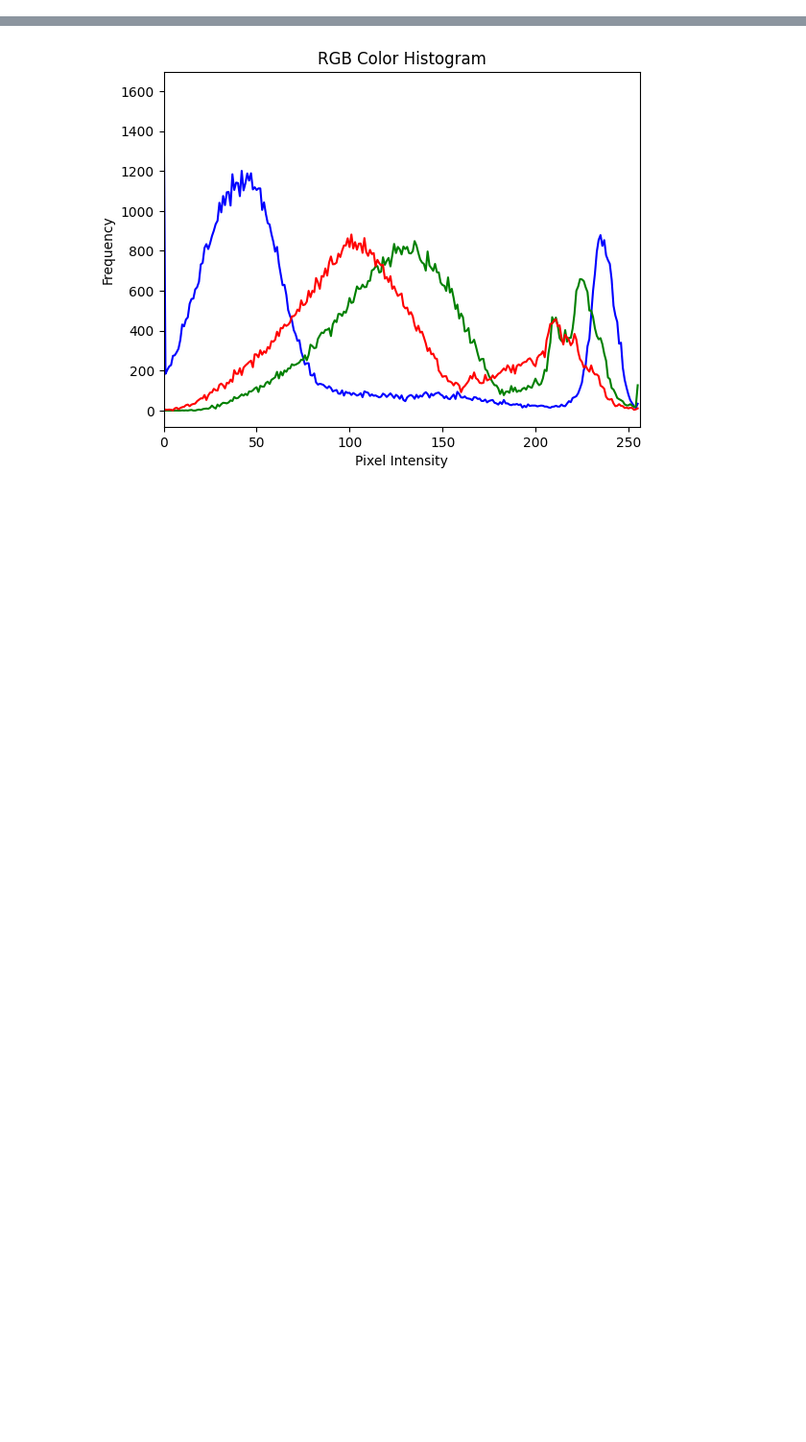
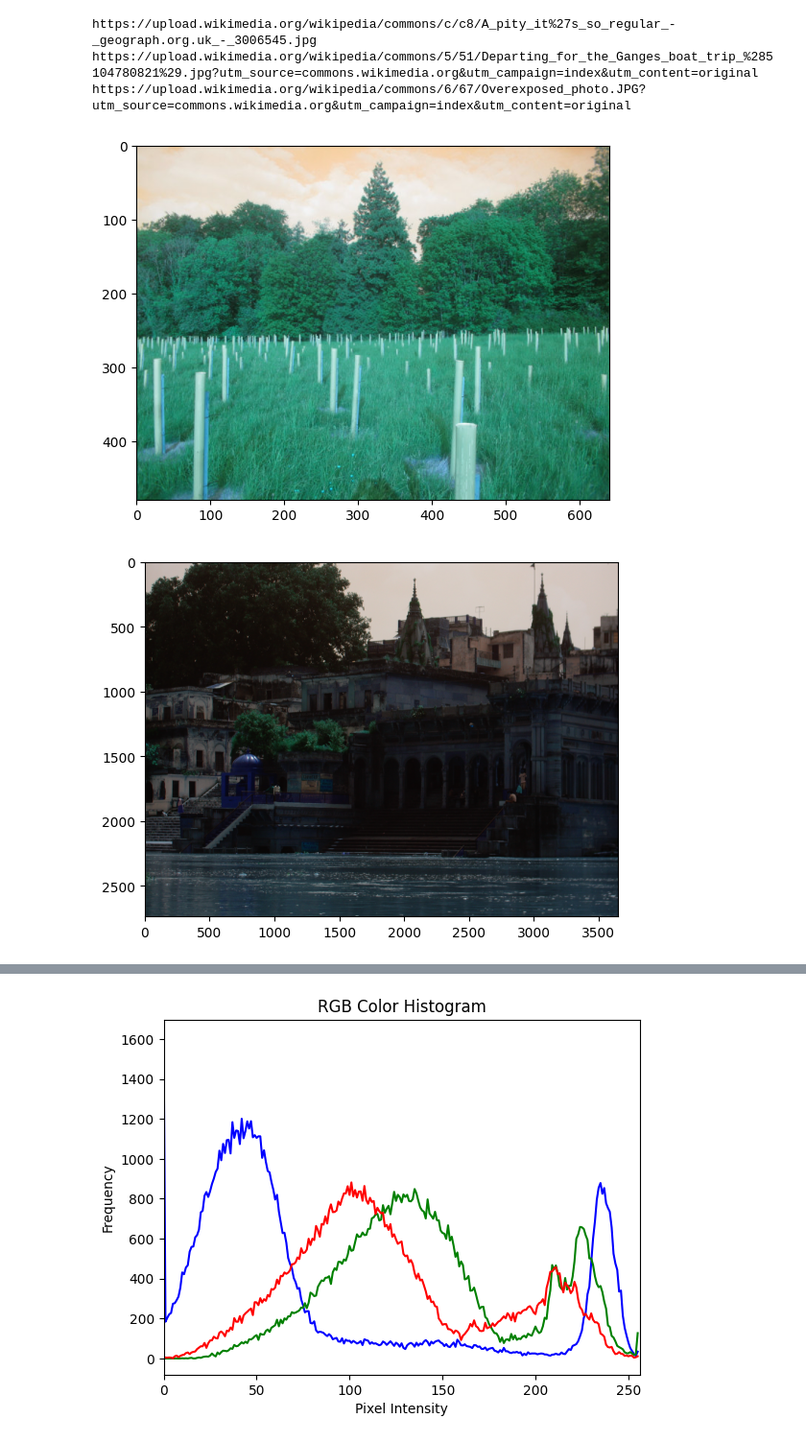
Before and after one commit to MateuszKurdyk/GKiPO, a Jupyter notebook: Zad2.ipynb, the cells around one changed output, grey strips where cells are left out. Shown at 96% size. Cells and saved outputs as stored; diff of their text form; code cells hidden in the pictures; blank space fills up the shorter version.

```diff
--- a/Zad2.ipynb
+++ b/Zad2.ipynb
@@ -1,18 +1,39 @@
 # %%
 import matplotlib.pyplot as plt
 import cv2
 import urllib.request
+import numpy as np
+# regular = cv2.imread('Lemon.jpg')
+urls = [
+    'https://upload.wikimedia.org/wikipedia/commons/c/c8/A_pity_it%27s_so_regular_-_geograph.org.uk_-_3006545.jpg',
+    'https://upload.wikimedia.org/wikipedia/commons/5/51/Departing_for_the_Ganges_boat_trip_%285104780821%29.jpg?utm_source=commons.wikimedia.org&utm_campaign=index&utm_content=original',
+    # 'https://commons.wikimedia.org/wiki/File:Santo_Domingo_Mérida.jpg',
+    'https://upload.wikimedia.org/wikipedia/commons/6/67/Overexposed_photo.JPG?utm_source=commons.wikimedia.org&utm_campaign=index&utm_content=original'
+]
+results = []
+# print(urls[0])
+# url = 'https://upload.wikimedia.org/wikipedia/commons/c/c8/A_pity_it%27s_so_regular_-_geograph.org.uk_-_3006545.jpg'
+for url in urls:
+    print(url)
+    req = urllib.request.Request(
+        url,
+        headers={'User-Agent': 'Mozilla/5.0 (Windows NT 10.0; Win64; x64)'}
+    )
+    with urllib.request.urlopen(req) as resp:
+        image = np.asarray(bytearray(resp.read()), dtype=np.uint8)
+    img = cv2.imdecode(image, cv2.IMREAD_COLOR)
+    results.append(img)
 
+for result in results:
+    plt.imshow(result)
+    plt.show()
 
-# regularurl = urllib.request.urlopen('https://commons.wikimedia.org/wiki/File:Overexposed_photo.JPG')
-# photo = cv2.imdecode(regularurl, cv2.IMREAD_COLOR)
-
-# regular = cv2.imread('Lemon.jpg')
-regular = cv2.imread('regular.jpg')
-overexposed = cv2.imread('overexposed.JPG')
-underexposed = cv2.imread('underexposed.jpg')
-# regular_rgb = cv2.cvtColor(regular, cv2.COLOR_BGR2RGB)
-# overexposed_rgb = cv2.cvtColor(overexposed, cv2.COLOR_BGR2RGB)
-# underexposed_rgb = cv2.cvtColor(underexposed, cv2.COLOR_BGR2RGB)
-# plt.imshow(regular)
-# plt.show()
+# regular = cv2.imread('regular.jpg')
+# overexposed = cv2.imread('overexposed.JPG')
+# underexposed = cv2.imread('underexposed.jpg')
+# %% [output]
+https://upload.wikimedia.org/wikipedia/commons/c/c8/A_pity_it%27s_so_regular_-_geograph.org.uk_-_3006545.jpg
+https://upload.wikimedia.org/wikipedia/commons/5/51/Departing_for_the_Ganges_boat_trip_%285104780821%29.jpg?utm_source=commons.wikimedia.org&utm_campaign=index&utm_content=original
+https://upload.wikimedia.org/wikipedia/commons/6/67/Overexposed_photo.JPG?utm_source=commons.wikimedia.org&utm_campaign=index&utm_content=original
+[figure, added]
+[figure, added]
```
Also changed, not shown: parts of 2 cells of this notebook.
